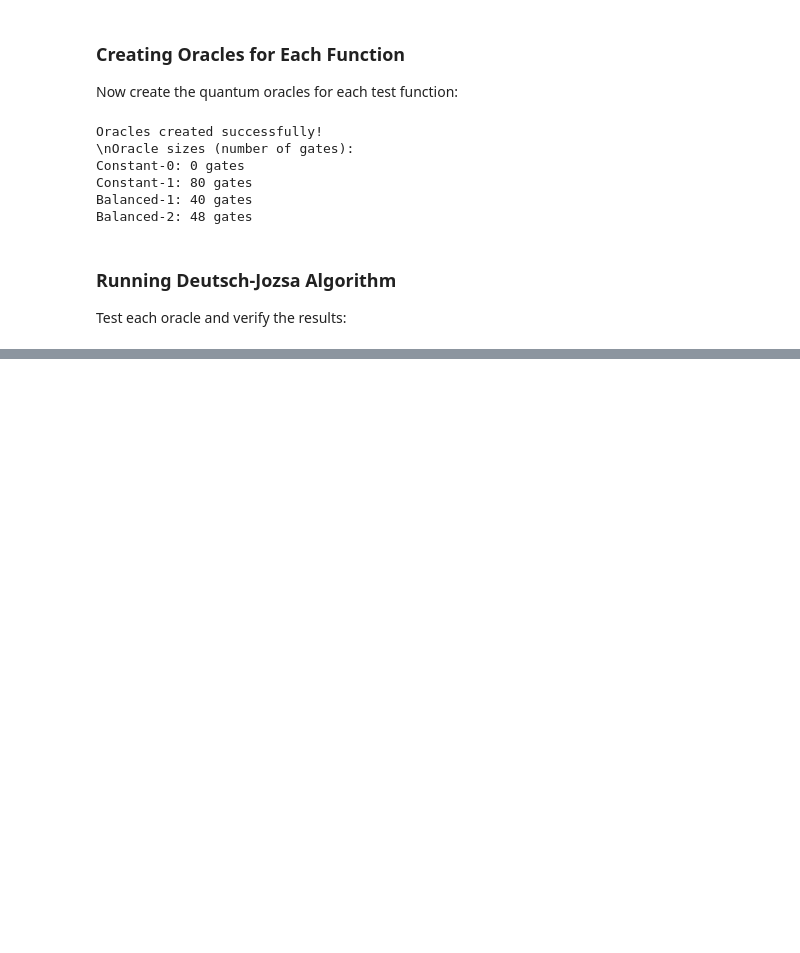
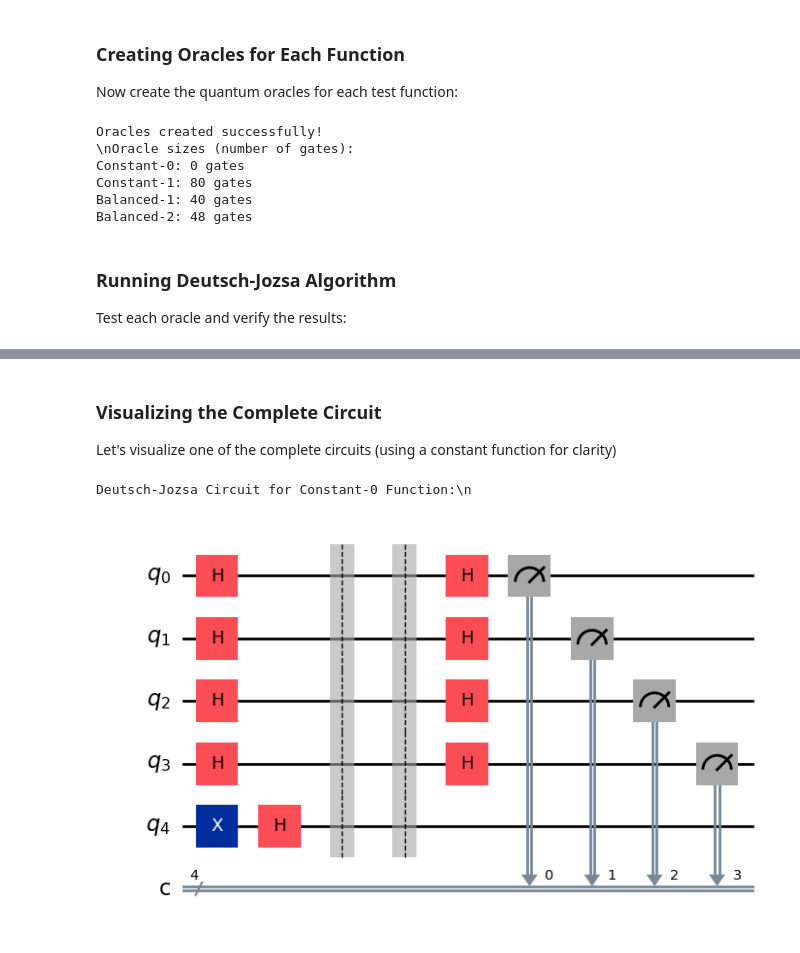
Before and after one commit to HasanMurtez/emerging-technologies, a Jupyter notebook: problems.ipynb, the cells around one changed output, grey strips where cells are left out. Cells and saved outputs as stored; diff of their text form; code cells hidden in the pictures; blank space fills up the shorter version.

```diff
--- a/problems.ipynb
+++ b/problems.ipynb
@@ -1600,3 +1600,14 @@ Constant-1 (all ones):
 
 ==================================================
 All functions correctly identified! ✓
+# %% [markdown]
+### Visualizing the Complete Circuit
+
+Let's visualize one of the complete circuits (using a constant function for clarity)
+# %%
+# Visualize the constant-0 circuit (simplest case)
+print("Deutsch-Jozsa Circuit for Constant-0 Function:\\n")
+qc_c0.draw('mpl')
+# %% [output]
+Deutsch-Jozsa Circuit for Constant-0 Function:\n
+[figure, added]
```
Also changed, not shown: parts of 9 cells of this notebook.
